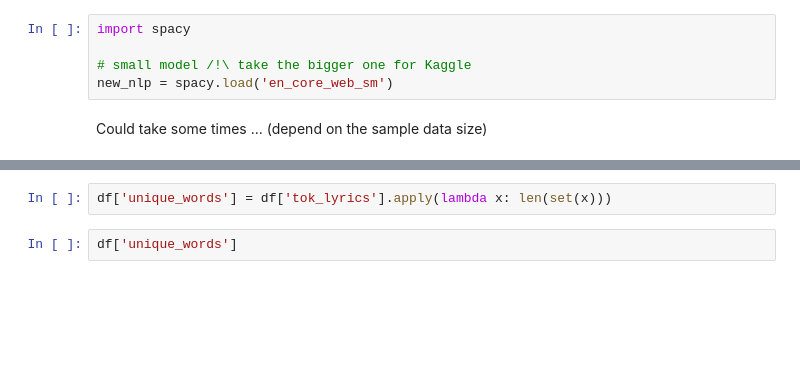
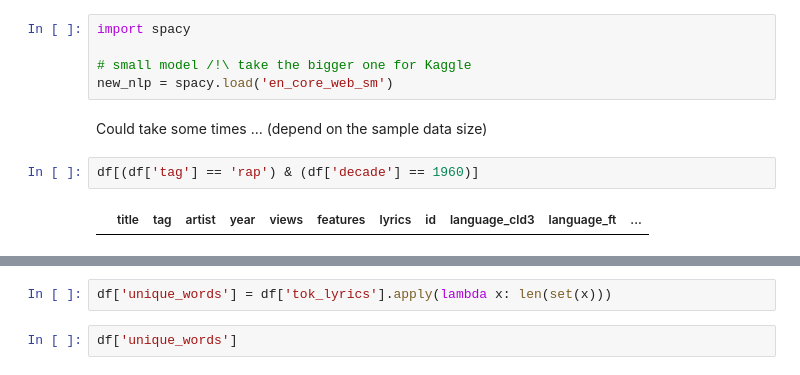
Before and after one commit to tlievre/Genius-lyrics-topic-modeling, a Jupyter notebook: data_vizualisation.ipynb, the cells around one changed output, grey strips where cells are left out. Cells and saved outputs as stored; diff of their text form; blank space fills up the shorter version.

```diff
--- a/data_vizualisation.ipynb
+++ b/data_vizualisation.ipynb
@@ -89,6 +71,10 @@ import spacy
 new_nlp = spacy.load('en_core_web_sm')
 # %% [markdown]
 Could take some times ... (depend on the sample data size)
+# %%
+df[(df['tag'] == 'rap') & (df['decade'] == 1960)]
+# %% [output]
+|  | title | tag | artist | year | views | features | lyrics | id | language_cld3 | language_ft | ... |
 # %%
 from modules.preprocess_text import naive_preprocess
 
```
Also changed, not shown: parts of 8 cells of this notebook, 2 other files.
